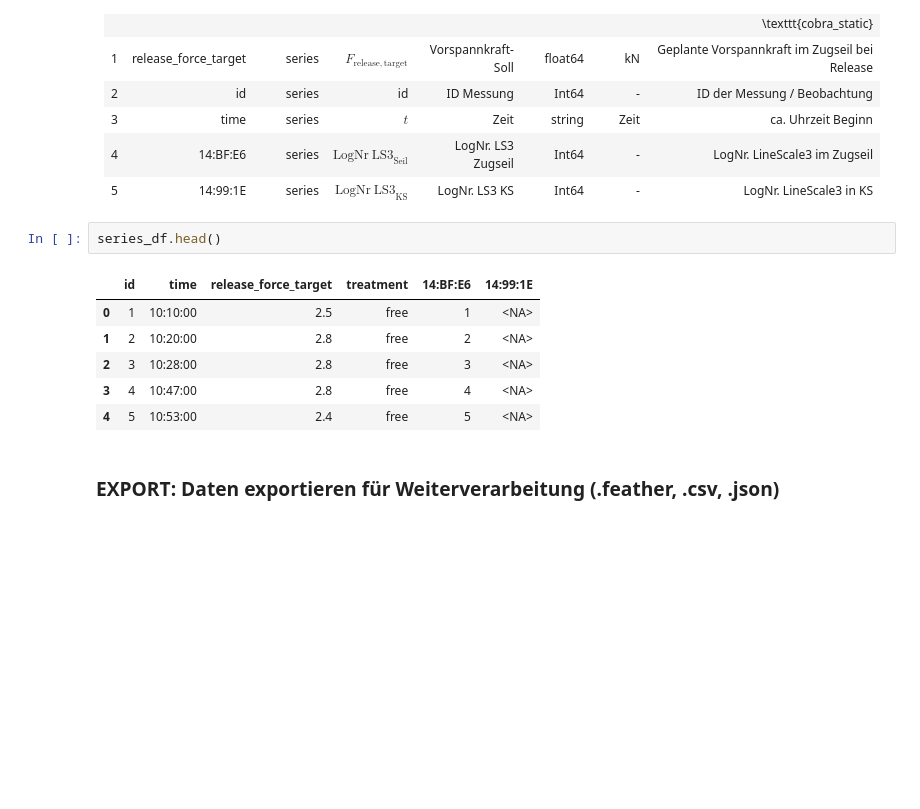
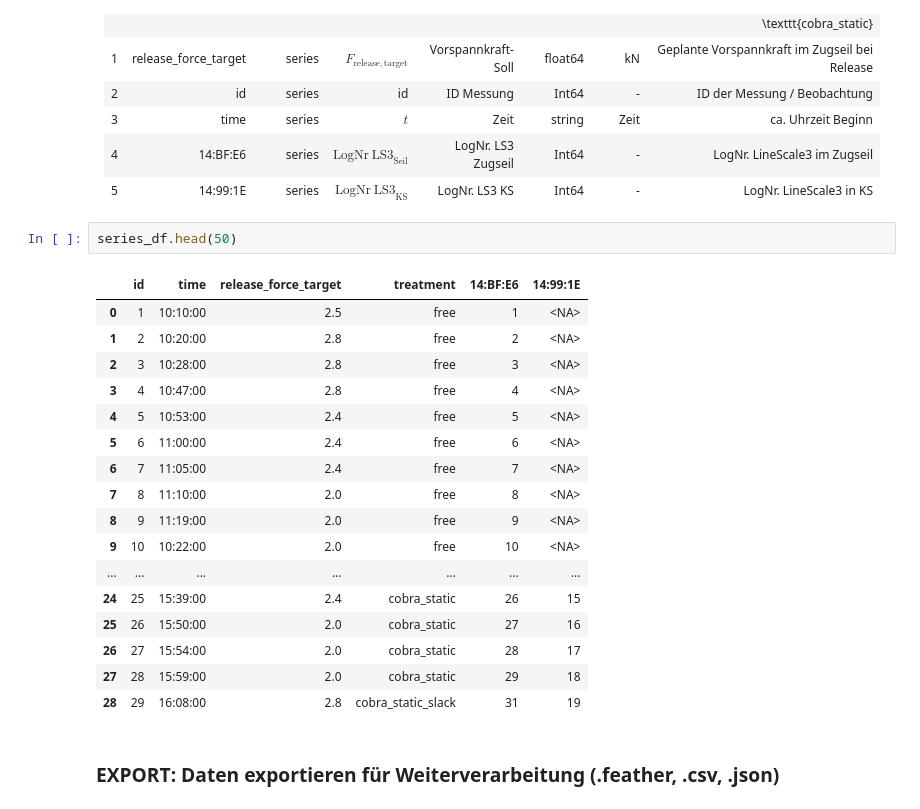
Before and after one commit to kyellsen/2023_Kronensicherung_Plesse_Kraefte_Schwingungen, a Jupyter notebook: 2023_Kronensicherung_Plesse_110_Versuchsablauf.ipynb, the cells around one changed output. Cells and saved outputs as stored; diff of their text form; blank space fills up the shorter version.

```diff
--- a/2023_Kronensicherung_Plesse_110_Versuchsablauf.ipynb
+++ b/2023_Kronensicherung_Plesse_110_Versuchsablauf.ipynb
@@ -263,14 +263,25 @@ display(Markdown(md_text))
 |  4 | 14:BF:E6             | series      | $\mathrm{LogNr\ LS3}_{\mathrm{Seil}}$ | LogNr. LS3 Zugseil | Int64      | -         | LogNr. LineScale3 im Zugseil                                              |
 |  5 | 14:99:1E             | series      | $\mathrm{LogNr\ LS3}_{\mathrm{KS}}$   | LogNr. LS3 KS      | Int64      | -         | LogNr. LineScale3 in KS                                                   |
 # %%
-series_df.head()
+series_df.head(50)
 # %% [output]
 |  | id | time | release_force_target | treatment | 14:BF:E6 | 14:99:1E |
 | 0 | 1 | 10:10:00 | 2.5 | free | 1 | <NA> |
 | 1 | 2 | 10:20:00 | 2.8 | free | 2 | <NA> |
 | 2 | 3 | 10:28:00 | 2.8 | free | 3 | <NA> |
 | 3 | 4 | 10:47:00 | 2.8 | free | 4 | <NA> |
 | 4 | 5 | 10:53:00 | 2.4 | free | 5 | <NA> |
+| 5 | 6 | 11:00:00 | 2.4 | free | 6 | <NA> |
+| 6 | 7 | 11:05:00 | 2.4 | free | 7 | <NA> |
+| 7 | 8 | 11:10:00 | 2.0 | free | 8 | <NA> |
+| 8 | 9 | 11:19:00 | 2.0 | free | 9 | <NA> |
+| 9 | 10 | 10:22:00 | 2.0 | free | 10 | <NA> |
+| ... | ... | ... | ... | ... | ... | ... |
+| 24 | 25 | 15:39:00 | 2.4 | cobra_static | 26 | 15 |
+| 25 | 26 | 15:50:00 | 2.0 | cobra_static | 27 | 16 |
+| 26 | 27 | 15:54:00 | 2.0 | cobra_static | 28 | 17 |
+| 27 | 28 | 15:59:00 | 2.0 | cobra_static | 29 | 18 |
+| 28 | 29 | 16:08:00 | 2.8 | cobra_static_slack | 31 | 19 |
 # %% [markdown]
 ### EXPORT: Daten exportieren für Weiterverarbeitung (.feather, .csv, .json)
 # %%
```
Also changed, not shown: parts of 5 cells of this notebook.
